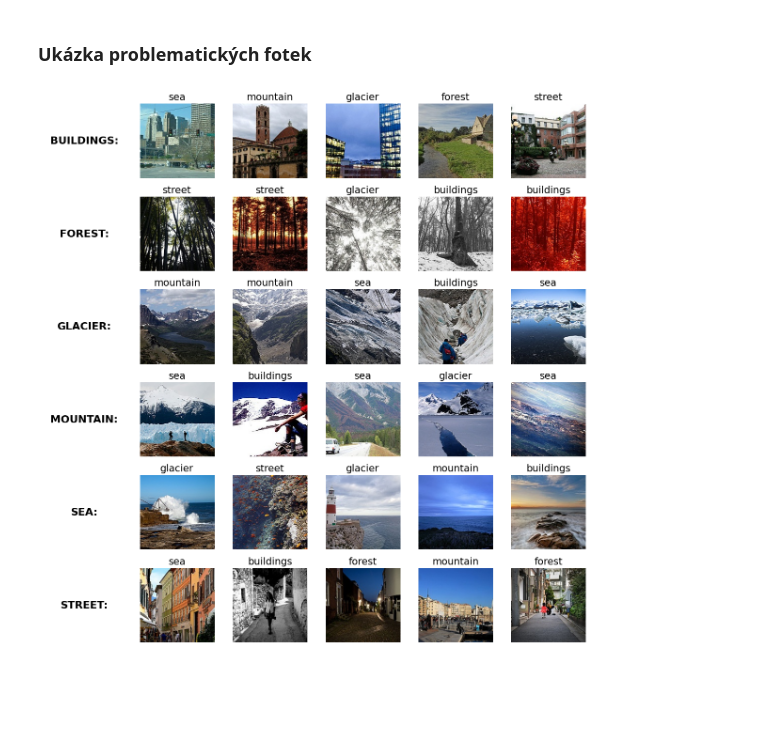
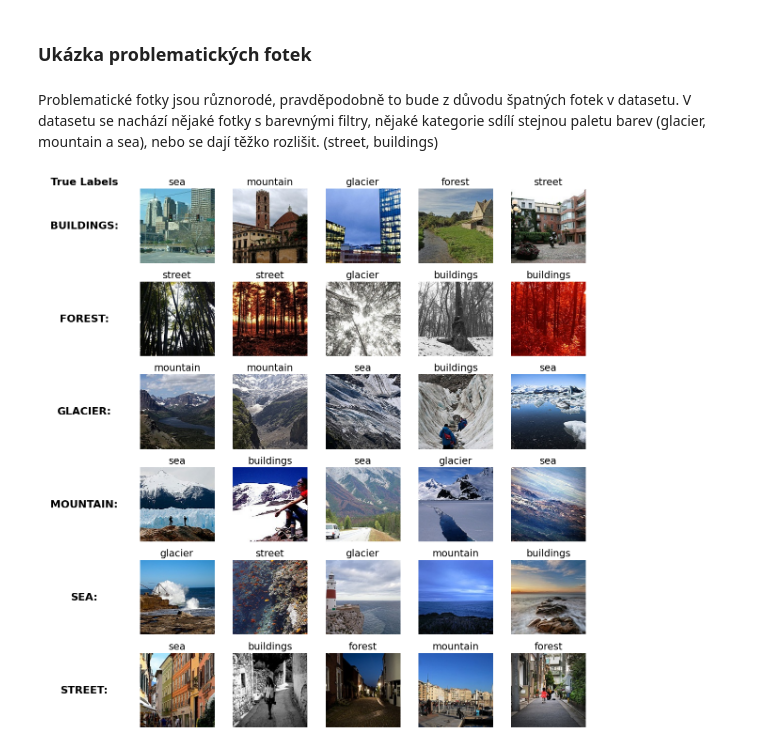
Before and after one commit to radeksmejky9/KI-USU, a Jupyter notebook: ML.ipynb, the cells around one changed output. Saved outputs shown, nothing was run; the diff lists cells and outputs as text; code cells hidden in the pictures; blank space fills up the shorter version.

```diff
--- a/ML.ipynb
+++ b/ML.ipynb
@@ -103,27 +112,17 @@ y_test_models = np.asarray(y_test)
 # %% [markdown]
 ### SVM
 # %%
-def plot_confusion_matrix(y_test, y_pred):
-    print(classification_report(y_test, y_pred, target_names=categories))
-    cm = metrics.confusion_matrix(y_test, y_pred)
-    cm_display = metrics.ConfusionMatrixDisplay(confusion_matrix = cm, display_labels = categories)
-    fig, ax = plt.subplots(figsize=(10, 8))
-    cm_display.plot(ax=ax, cmap=plt.cm.Blues)
-    plt.tight_layout()
-    plt.show()
-
-
 param_grid = {
     'C': [1, 10, 100],
     'kernel': ["rbf"],
     'gamma': [0.01, 0.1, 1]
 }
 
-grid_search = GridSearchCV(SVC(), param_grid,verbose=3, cv=2)
+grid_search = GridSearchCV(SVC(), param_grid, verbose=3, cv=3)
 grid_search.fit(x_train_models, y_train_models)
 print(f"Nejlépe vycházel model: {grid_search.best_params_}")
 
 y_pred = grid_search.best_estimator_.predict(x_test_models)
 
-plot_confusion_matrix(y_test_models, y_pred)
+plot_confusion_matrix(y_test_models, y_pred, categories)
 # %% [output]
@@ -147,35 +146,39 @@ weighted avg       0.66      0.66      0.66      3000
 [figure]
 # %% [markdown]
 ### Ukázka problematických fotek
+# %% [markdown]
+Problematické fotky jsou různorodé, pravděpodobně to bude z důvodu špatných fotek v datasetu. V datasetu se nachází nějaké fotky s barevnými filtry, nějaké kategorie sdílí stejnou paletu barev (glacier, mountain a sea), nebo se dají těžko rozlišit. (street, buildings)
 # %%
 num_images_per_category = 5
 images_to_display = {}
 
 for idx in range(len(y_pred)):
     pred = y_pred[idx]
     true_label = y_test_models[idx]
     if pred != true_label:
         if true_label not in images_to_display:
             images_to_display[true_label] = []
         if len(images_to_display[true_label]) < num_images_per_category:
             images_to_display[true_label].append((x_test[idx], pred))
 
 num_rows = len(images_to_display)
 num_cols = num_images_per_category
 
 fig, axes = plt.subplots(num_rows, num_cols + 1, figsize=((num_cols + 1) * 2, num_rows * 2))
 
 for row, (category, images) in enumerate(images_to_display.items()):
+    if row == 0:
+        axes[row,0].set_title("True Labels", fontsize=16, weight='bold')
     axes[row, 0].text(0.5, 0.5, f"{categories[category].upper()}:", rotation=0, ha='center', va='center', fontsize=16, weight='bold')
     axes[row, 0].axis('off')
 
     for col, (img, pred_label) in enumerate(images):
         ax = axes[row, col + 1]
         ax.imshow(img)
         ax.axis("off")
         ax.set_title(categories[pred_label], fontsize=15)
 
 plt.tight_layout()
 plt.show()
 # %% [output]
-[figure, old version]
+[figure, new version]
```
Also changed, not shown: parts of 3 cells of this notebook.
